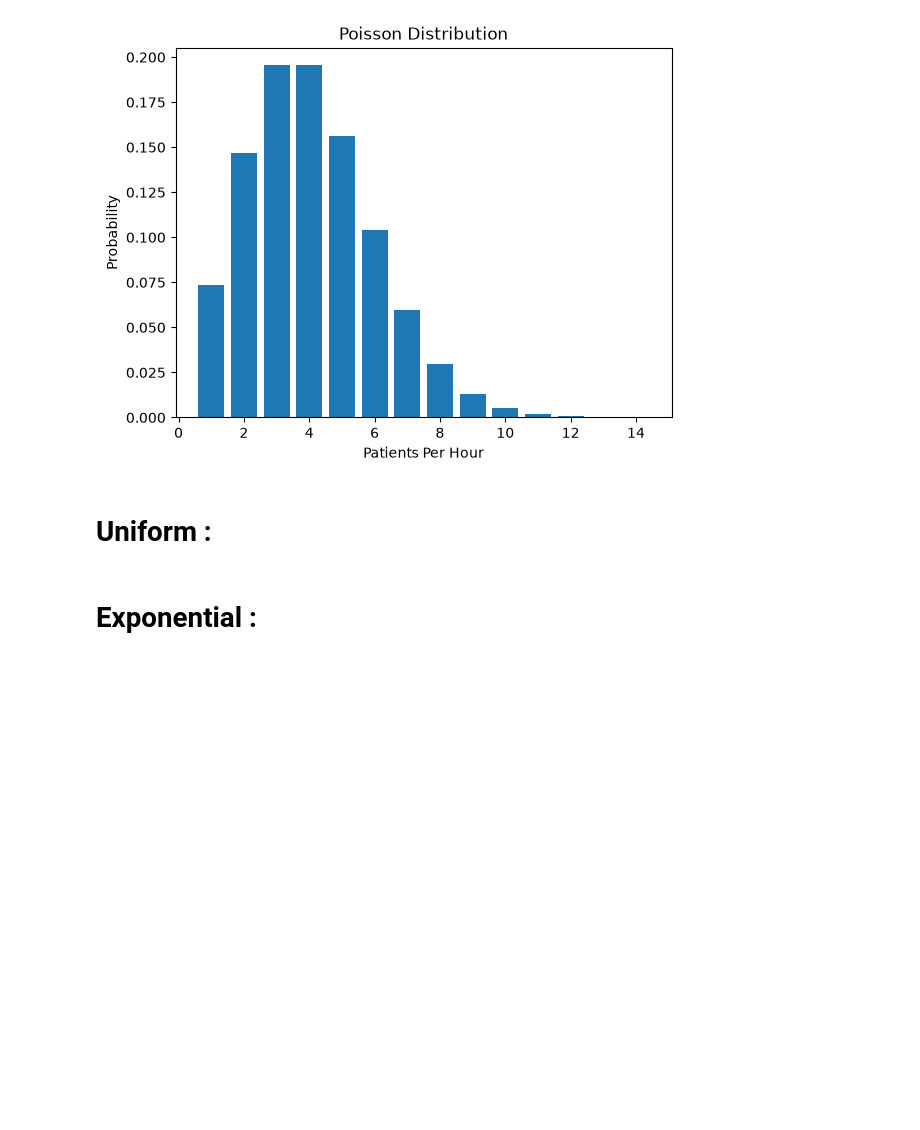
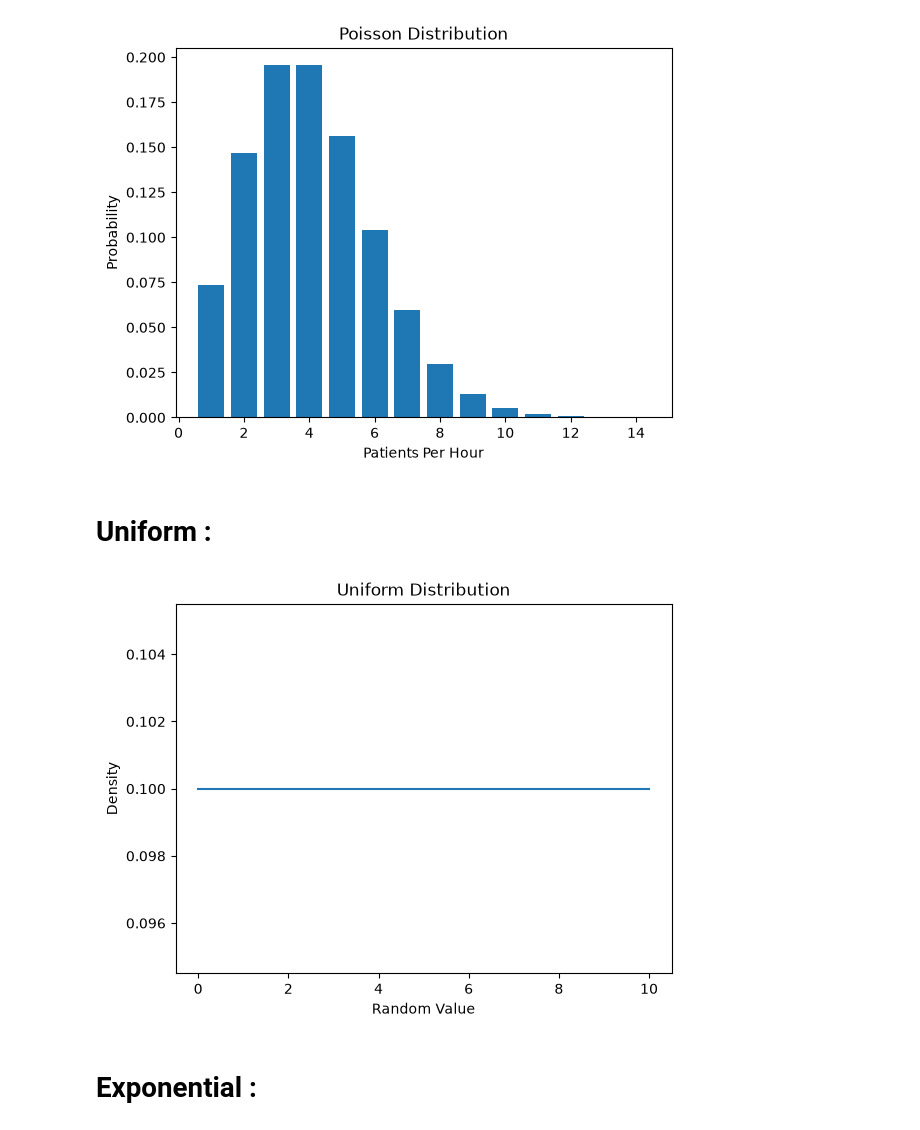
Before and after one commit to hassan-635/AI-Engineering-Course, a Jupyter notebook: Week_3_Mathematics/day_5_probability_and_distributions/prob_dist.ipynb, the cells around one changed output. Cells and saved outputs as stored; diff of their text form; code cells hidden in the pictures; blank space fills up the shorter version.

Commit message:
uniform distribution

```diff
--- a/Week_3_Mathematics/day_5_probability_and_distributions/prob_dist.ipynb
+++ b/Week_3_Mathematics/day_5_probability_and_distributions/prob_dist.ipynb
@@ -66,6 +66,16 @@ plt.show()
 [figure]
 # %% [markdown]
 # Uniform :
+# %%
+x = np.linspace(0, 10, 200)
+y = uniform.pdf(x, loc=0, scale=10)
+plt.plot(x, y)
+plt.title("Uniform Distribution")
+plt.xlabel("Random Value")
+plt.ylabel("Density")
+plt.show()
+# %% [output]
+[figure, added]
 # %% [markdown]
 # Exponential :
 # %% [markdown]
```
